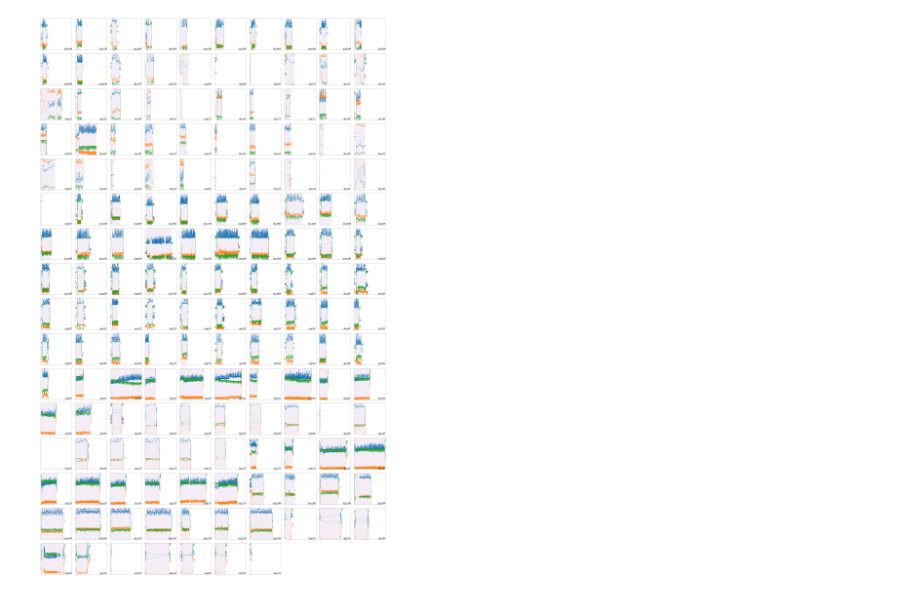
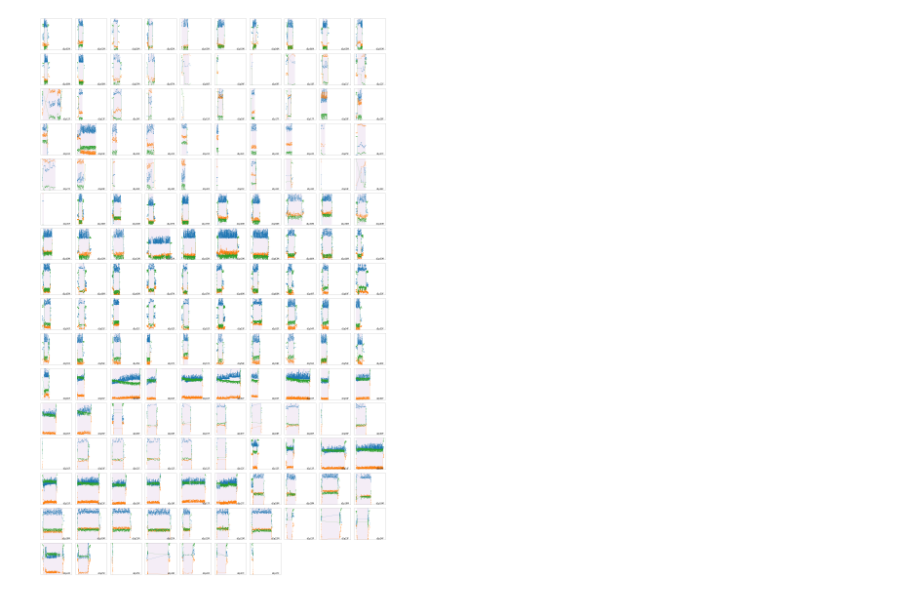
Before and after one commit to ym-pett/motiondetection, a Jupyter notebook: notebooks/activity_plots.ipynb, the cells around one changed output. Drawn from its saved outputs; the diff is of its cells as text; code cells hidden in the pictures.

Commit message:
Getting activity boundaries is even easier using cumsum and groupby

```diff
--- a/notebooks/activity_plots.ipynb
+++ b/notebooks/activity_plots.ipynb
@@ -64,3 +28,26 @@ def get_activity_times(df):
+# %%
+def get_activity_times(df):
+    # Sort by time just in case...
+    df = df.sort_values(by=['time'])
+
+    # Neat trick!
+    #    s = pd.Series([1,1,2,2,1,1,3])
+    #    list((s.shift() != s).cumsum()) # <- [1, 1, 2, 2, 3, 3, 4]
+    groups = (df['activity'].shift() != df['activity']).cumsum()
+    bounds = []
+    for group, group_df in df.groupby(groups):
+        first = group_df.iloc[0]
+        last = group_df.iloc[-1]
+        bounds.append({
+            'activity': first['activity'],
+            'activity_label': first['activity_label'],
+            'start_index': first.index[0],
+            'end_index': last.index[0],
+            'start_time': first['time'],
+            'end_time': last['time'],
+            'duration': last['time'] - first['time']
+        })
+    return pd.DataFrame(bounds)
 # %%
 def get_participant_activity_times(df):
     times_df = get_activity_times(df)
@@ -115,17 +77,19 @@ line_colors = get_cmap('tab10').colors
 # Common line options
 line_opts = dict(linewidth=0.333, marker='.', markersize=1.5)
 
+columns = ['front', 'lateral', 'vertical']
+offset = 20
+
+window_df = activity_times_df[activity_times_df['activity_label'] == 'lying'].reset_index(drop=True)
+max_duration = window_df['duration'].max()
+
 # define number of plots per row
 ncols = 10
-nrows = np.ceil(len(sub_df) / ncols).astype(int)
+nrows = np.ceil(len(window_df) / ncols).astype(int)
 
-columns = ['front', 'lateral', 'vertical']
-offset = 20
 # Create figure
 fig = plt.figure(figsize=(ncols * 2, nrows * 2))
 
-window_df = activity_times_df[activity_times_df['activity_label'] == 'lying'].reset_index(drop=True)
-max_duration = window_df['duration'].max()
 for index, row in window_df.iterrows():
 
     ax = plt.subplot(nrows, ncols, index + 1)
@@ -133,7 +97,7 @@ for index, row in window_df.iterrows():
     ax.set_xticks([])
     ax.set_yticks([])
     ax.margins(0, 0, tight=True)
-    ax.set_xlim((0, max_duration))
+    ax.set_xlim((-offset, max_duration + offset))
     plot_df = activity_df[
         (activity_df['participant'] == row['participant']) &
         (activity_df['time'] >= row['start_time'] - offset) &
@@ -144,31 +108,31 @@ for index, row in window_df.iterrows():
         t = plot_df['time'] - plot_df['time'].min()
         ax.plot(t, plot_df[column], color=line_colors[j], **line_opts)
 
     x = row['start_time'] - plot_df['time'].min()
     y = ymin
     height = ymax - ymin
     duration = row['duration']
     rect = mpatches.Rectangle(
         [x, y],
         duration,
         height,
         alpha=0.333,
         color=rect_colors[row['activity']],
         linewidth=0,
         zorder=1)
     ax.add_patch(rect)
 
     ax.text(
         max_duration,
         plot_df[columns].min().min(),
         row['participant'],
         fontsize=8,
         ha='right',
         va='bottom')
 
 fig.patch.set_facecolor('#fff')
 plt.subplots_adjust(wspace=0, hspace=0)
 plt.tight_layout()
 plt.savefig('lying.png')
 # %% [output]
-[figure, old version]
+[figure, new version]
```
Also changed, not shown: parts of 6 cells of this notebook.
